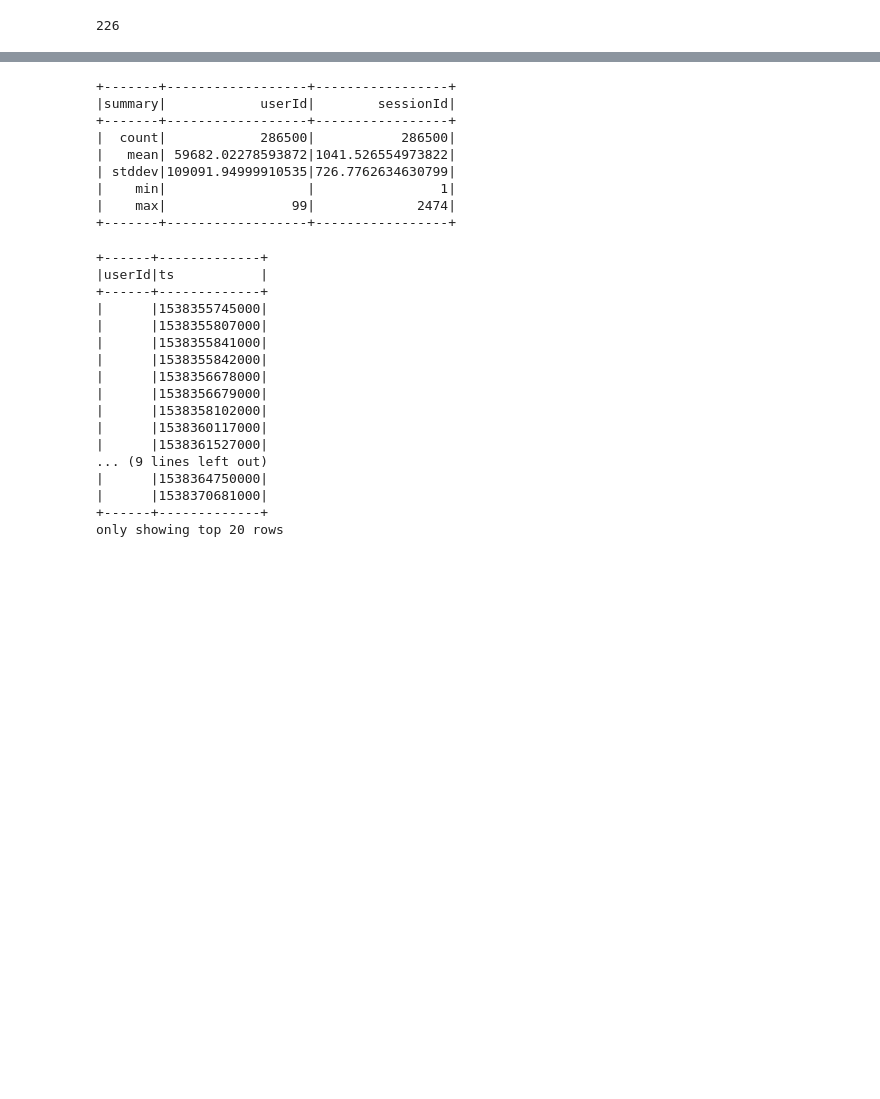
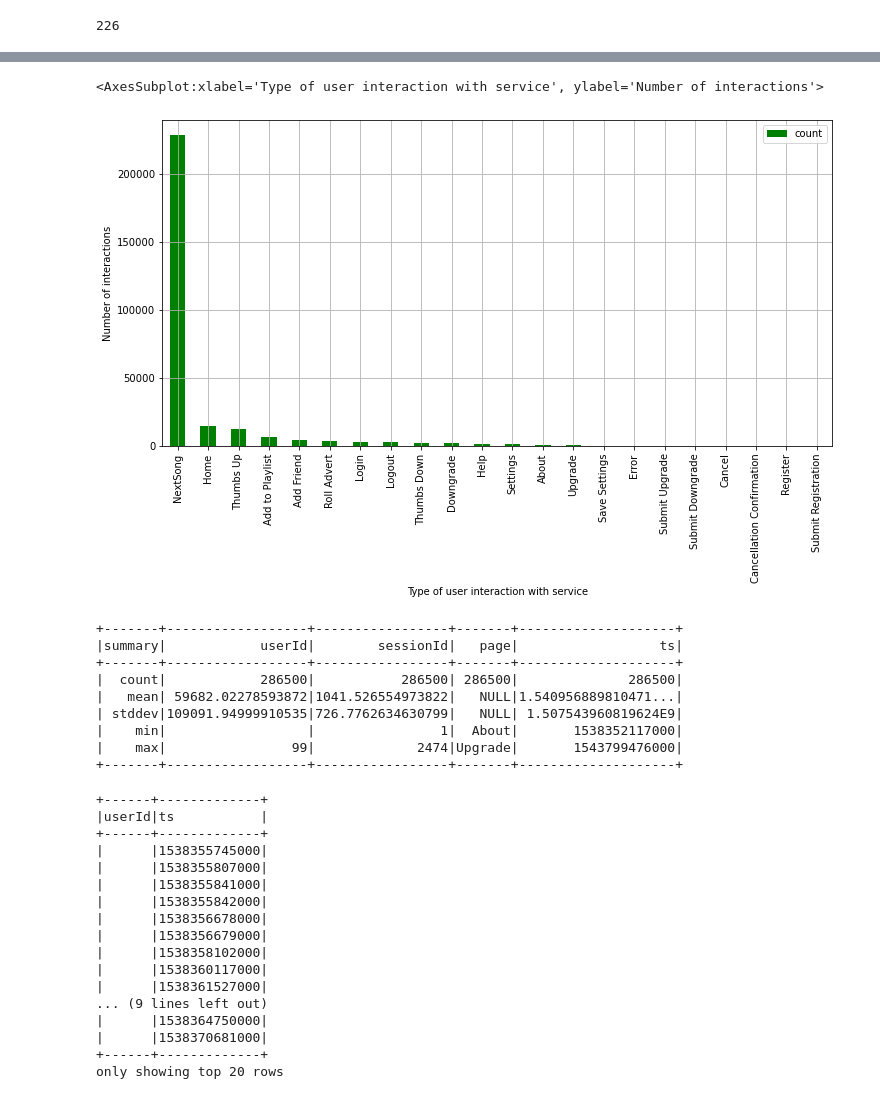
Before and after one commit to endrjugolota/ml-churn-prediction-on-sparkify-data-with-spark, a Jupyter notebook: Data_Exploration_and_Cleaning.ipynb, the cells around one changed output, grey strips where cells are left out. Saved outputs shown, nothing was run; the diff lists cells and outputs as text; code cells hidden in the pictures; blank space fills up the shorter version.

Commit message:
Changes in data exploration notebook

```diff
--- a/Data_Exploration_and_Cleaning.ipynb
+++ b/Data_Exploration_and_Cleaning.ipynb
@@ -71,4 +71,4 @@ data.select("userId").dropDuplicates().count()
 226
 # %%
 # Let's see what interactions are included in the dataset, this information is kept in "page" column
-data.groupBy("page").count().orderBy(F.desc("count")).show()
+df_hist = data.groupBy("page").count().orderBy(F.desc("count"))
@@ -93,16 +95,23 @@ only showing top 20 rows
+# %%
+df_hist_pd = df_hist.toPandas()
+# %%
+df_hist_pd.plot.bar(x='page',y='count', color = 'g', figsize=(12,6), grid=True, xlabel='Type of user interaction with service', ylabel='Number of interactions')
+# %% [output]
+<AxesSubplot:xlabel='Type of user interaction with service', ylabel='Number of interactions'>
+[figure, added]
 # %%
 # Let's take closer look into userId and sessionId columns:
-data.describe("userId", "sessionId").show()
+data.describe("userId", "sessionId", "page", "ts").show()
 # %% [output]
-+-------+------------------+-----------------+
-|summary|            userId|        sessionId|
-+-------+------------------+-----------------+
-|  count|            286500|           286500|
-|   mean| 59682.02278593872|1041.526554973822|
-| stddev|109091.94999910535|726.7762634630799|
-|    min|                  |                1|
-|    max|                99|             2474|
-+-------+------------------+-----------------+
++-------+------------------+-----------------+-------+--------------------+
+|summary|            userId|        sessionId|   page|                  ts|
++-------+------------------+-----------------+-------+--------------------+
+|  count|            286500|           286500| 286500|              286500|
+|   mean| 59682.02278593872|1041.526554973822|   NULL|1.540956889810471...|
+| stddev|109091.94999910535|726.7762634630799|   NULL| 1.507543960819624E9|
+|    min|                  |                1|  About|       1538352117000|
+|    max|                99|             2474|Upgrade|       1543799476000|
++-------+------------------+-----------------+-------+--------------------+
 # %%
 # It seems there are some ampty values for userId
 # %%
```
Also changed, not shown: parts of 5 cells of this notebook.
